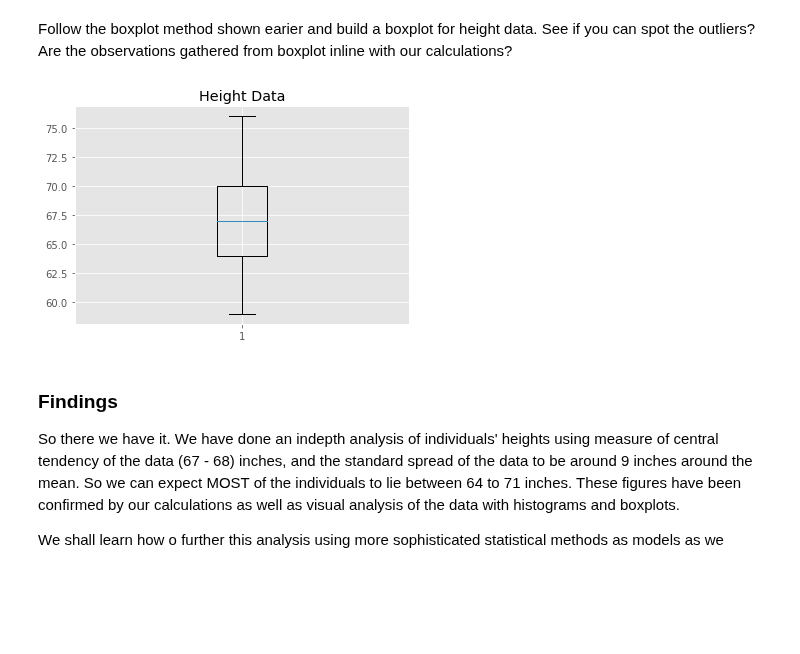
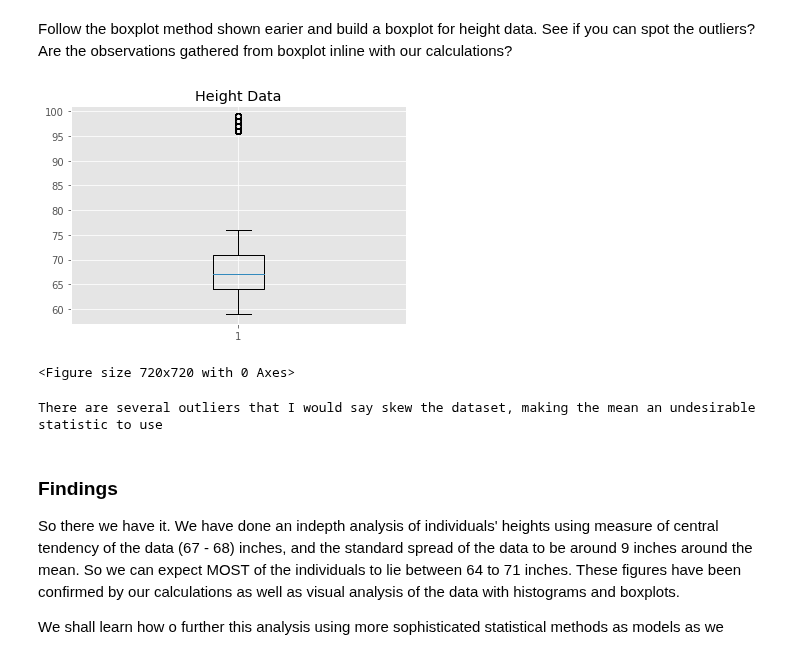
Before and after one commit to georgewillben/dsc-1-02-17-implementing-statistics-with-functions-lab-online-ds-pt-100118, a Jupyter notebook: index.ipynb, the cells around one changed output. Cells and saved outputs as stored; diff of their text form; code cells hidden in the pictures; blank space fills up the shorter version.

```diff
--- a/index.ipynb
+++ b/index.ipynb
@@ -360,8 +360,10 @@ Follow the boxplot method shown earier and build a boxplot for height data. See
 # Build a box plot for the height data
 # %%
 plt.title('Height Data')
-plt.boxplot(x)
+plt.boxplot(height)
 plt.style.use('ggplot')
+plt.figure(figsize=(10,10))
 plt.show()
 # %% [output]
-[figure, old version]
+[figure, new version]
+<Figure size 720x720 with 0 Axes>
@@ -370,3 +370,8 @@ plt.show()
+# %%
+# Record your observations here
+print('There are several outliers that I would say skew the dataset, making the mean an undesirable statistic to use')
+# %% [output]
+There are several outliers that I would say skew the dataset, making the mean an undesirable statistic to use
 # %% [markdown]
 ### Findings
 So there we have it. We have done an indepth analysis of individuals' heights using measure of central tendency of the data (67 - 68) inches, and the standard spread of the data to be around 9 inches around the mean. So we can expect MOST of the individuals to lie between 64 to 71 inches. These figures have been confirmed by our calculations as well as visual analysis of the data with histograms and boxplots.
```
Also changed, not shown: parts of 1 cell of this notebook.
